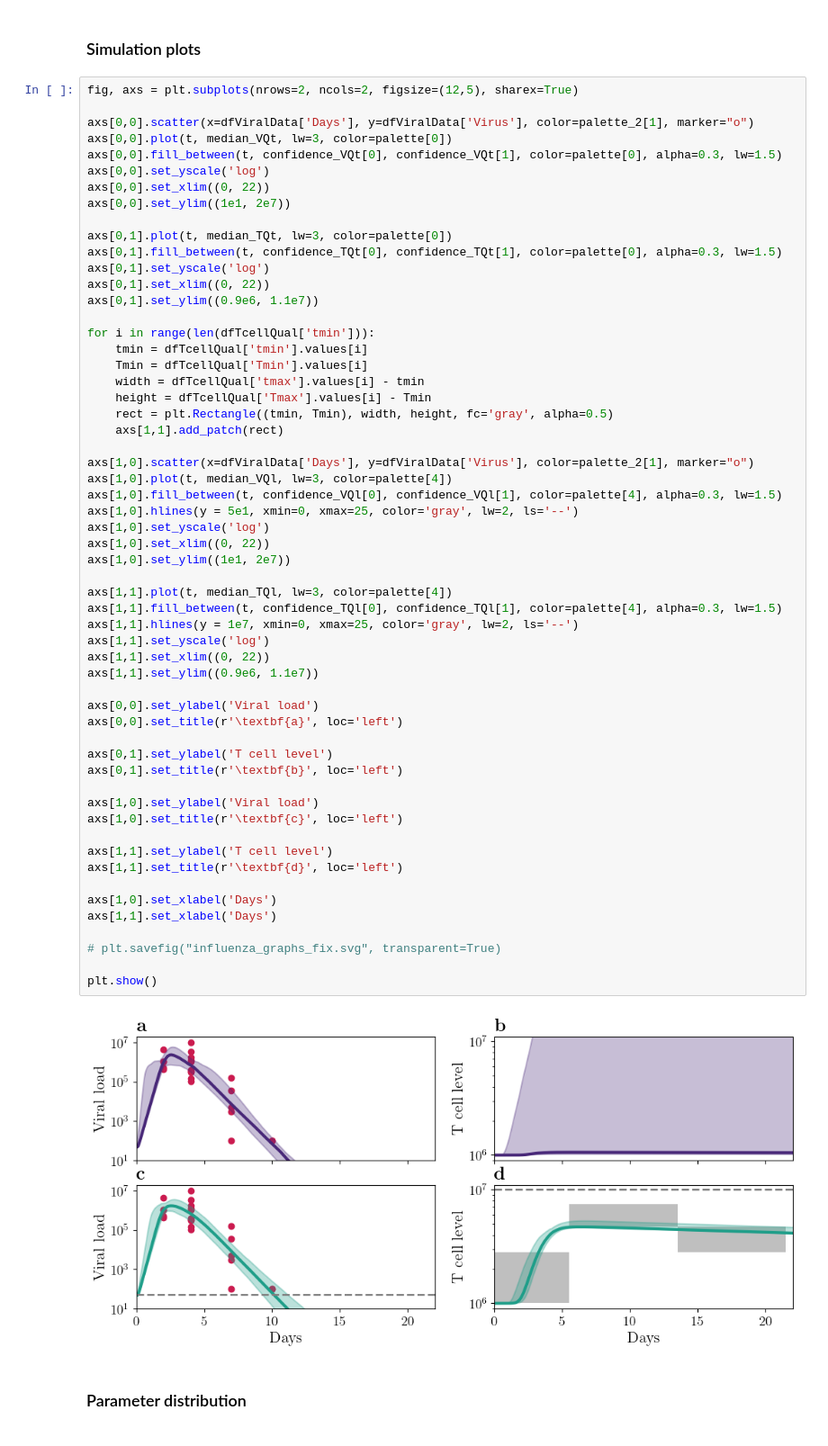
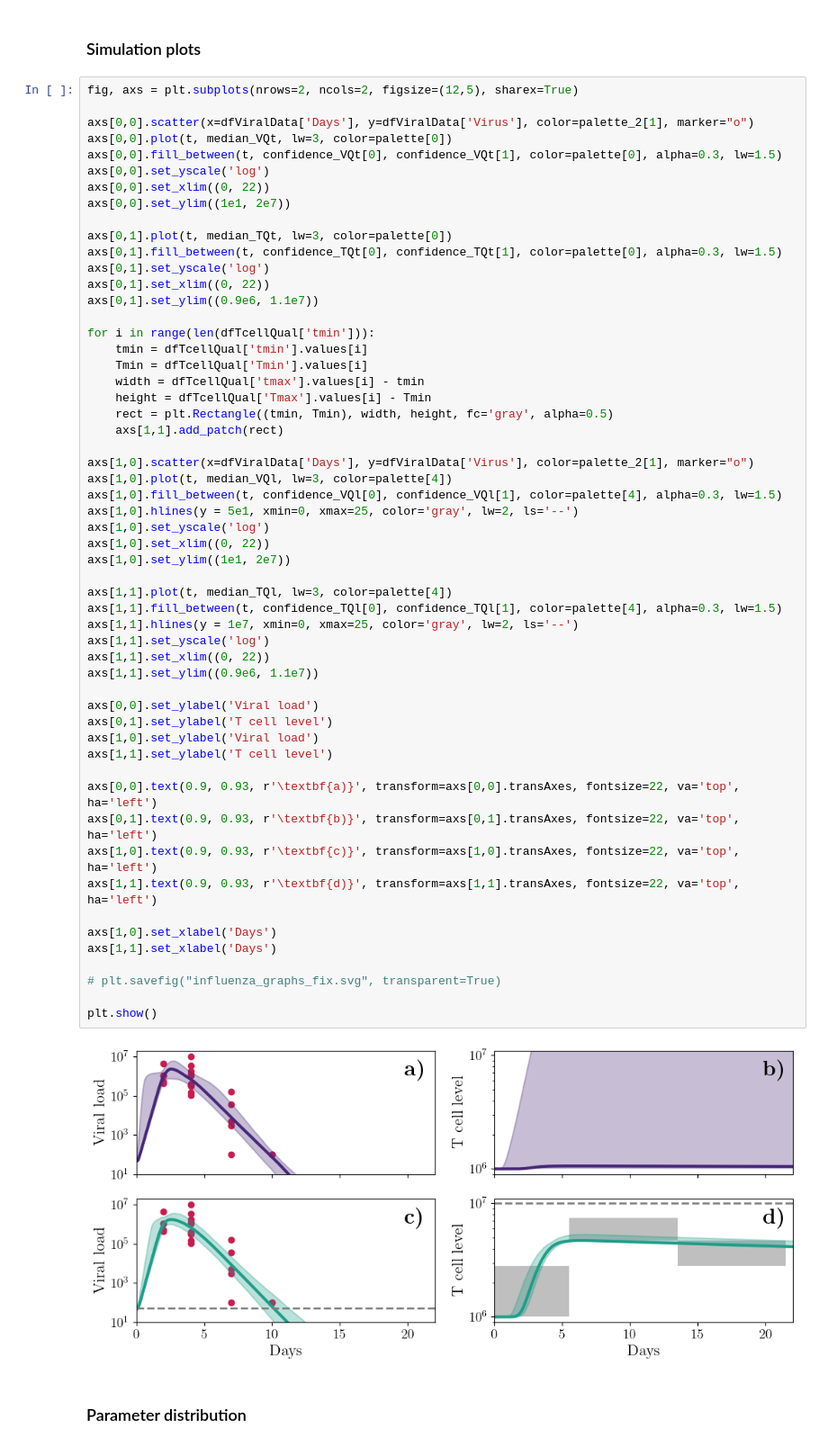
Before and after one commit to systemsmedicine/CrossLabFit, a Jupyter notebook: pyNotebooks/influenzaModel.ipynb, the cells around one changed output. Shown at 90% size. Cells and saved outputs as stored; diff of their text form.

```diff
--- a/pyNotebooks/influenzaModel.ipynb
+++ b/pyNotebooks/influenzaModel.ipynb
@@ -508,43 +508,41 @@ for i in range(len(dfTcellQual['tmin'])):
     width = dfTcellQual['tmax'].values[i] - tmin
     height = dfTcellQual['Tmax'].values[i] - Tmin
     rect = plt.Rectangle((tmin, Tmin), width, height, fc='gray', alpha=0.5)
     axs[1,1].add_patch(rect)
 
 axs[1,0].scatter(x=dfViralData['Days'], y=dfViralData['Virus'], color=palette_2[1], marker="o")
 axs[1,0].plot(t, median_VQl, lw=3, color=palette[4])
 axs[1,0].fill_between(t, confidence_VQl[0], confidence_VQl[1], color=palette[4], alpha=0.3, lw=1.5)
 axs[1,0].hlines(y = 5e1, xmin=0, xmax=25, color='gray', lw=2, ls='--')
 axs[1,0].set_yscale('log')
 axs[1,0].set_xlim((0, 22))
 axs[1,0].set_ylim((1e1, 2e7))
 
 axs[1,1].plot(t, median_TQl, lw=3, color=palette[4])
 axs[1,1].fill_between(t, confidence_TQl[0], confidence_TQl[1], color=palette[4], alpha=0.3, lw=1.5)
 axs[1,1].hlines(y = 1e7, xmin=0, xmax=25, color='gray', lw=2, ls='--')
 axs[1,1].set_yscale('log')
 axs[1,1].set_xlim((0, 22))
 axs[1,1].set_ylim((0.9e6, 1.1e7))
 
 axs[0,0].set_ylabel('Viral load')
-axs[0,0].set_title(r'\textbf{a}', loc='left')
+axs[0,1].set_ylabel('T cell level')
+axs[1,0].set_ylabel('Viral load')
+axs[1,1].set_ylabel('T cell level')
 
-axs[0,1].set_ylabel('T cell level')
-axs[0,1].set_title(r'\textbf{b}', loc='left')
-
-axs[1,0].set_ylabel('Viral load')
-axs[1,0].set_title(r'\textbf{c}', loc='left')
-
-axs[1,1].set_ylabel('T cell level')
-axs[1,1].set_title(r'\textbf{d}', loc='left')
+axs[0,0].text(0.9, 0.93, r'\textbf{a)}', transform=axs[0,0].transAxes, fontsize=22, va='top', ha='left')
+axs[0,1].text(0.9, 0.93, r'\textbf{b)}', transform=axs[0,1].transAxes, fontsize=22, va='top', ha='left')
+axs[1,0].text(0.9, 0.93, r'\textbf{c)}', transform=axs[1,0].transAxes, fontsize=22, va='top', ha='left')
+axs[1,1].text(0.9, 0.93, r'\textbf{d)}', transform=axs[1,1].transAxes, fontsize=22, va='top', ha='left')
 
 axs[1,0].set_xlabel('Days')
 axs[1,1].set_xlabel('Days')
 
 # plt.savefig("influenza_graphs_fix.svg", transparent=True)
 
 plt.show()
 # %% [output]
-[figure, old version]
+[figure, new version]
 # %% [markdown]
 ### Parameter distribution
 # %%
```
Also changed, not shown: parts of 9 cells of this notebook, 1 other file.
